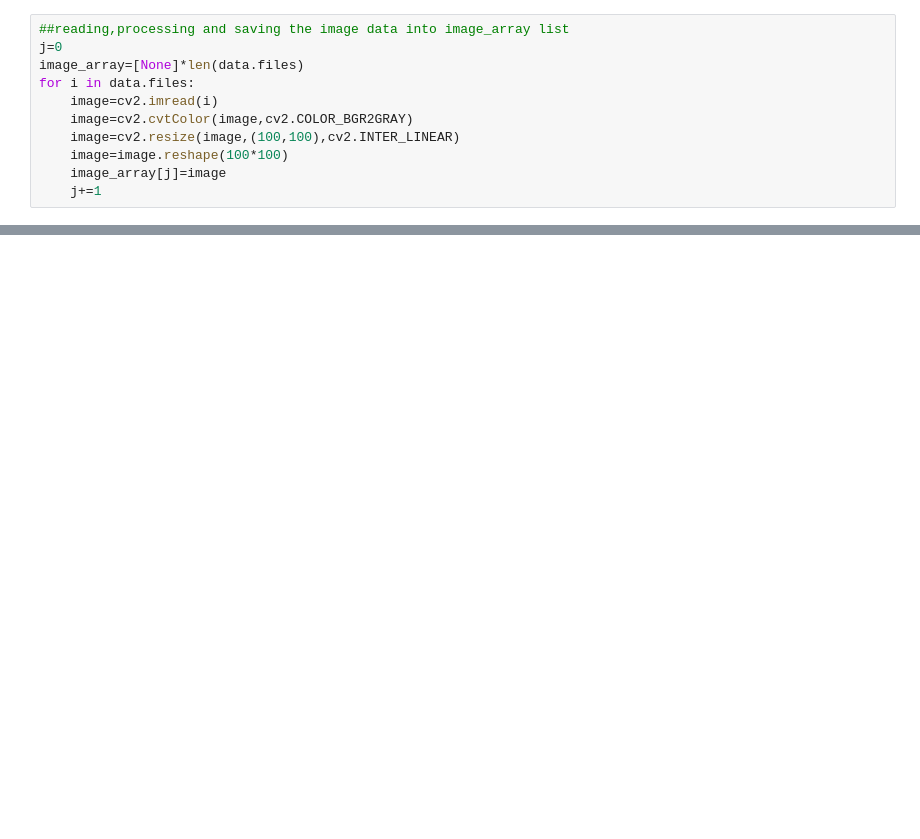
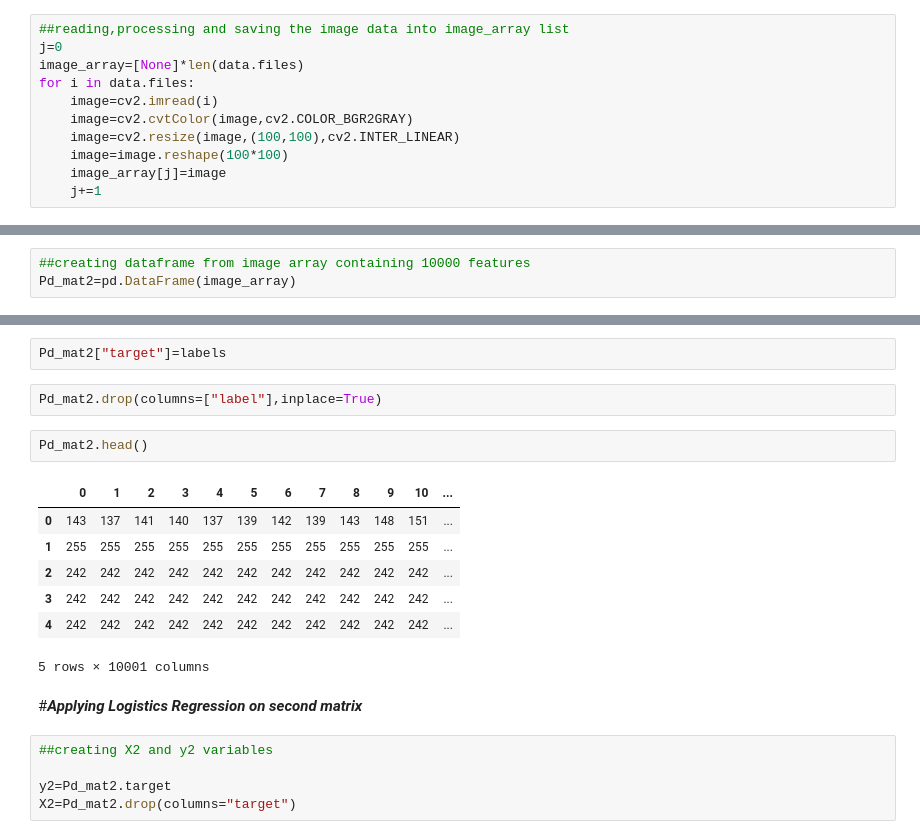
Before and after one commit to pankajrana1111/Image-Classification, a Jupyter notebook: Capstone_Project.ipynb, the cells around one changed output, grey strips where cells are left out. Saved outputs shown, nothing was run; the diff lists cells and outputs as text; blank space fills up the shorter version.

```diff
--- a/Capstone_Project.ipynb
+++ b/Capstone_Project.ipynb
@@ -216,0 +334,3 @@ plt.imshow(image_array[100].reshape(100,100),cmap="gray")
+# %%
+##creating dataframe from image array containing 10000 features
+Pd_mat2=pd.DataFrame(image_array)
@@ -216,0 +359,21 @@ plt.imshow(image_array[100].reshape(100,100),cmap="gray")
+# %%
+Pd_mat2["target"]=labels
+# %%
+Pd_mat2.drop(columns=["label"],inplace=True)
+# %%
+Pd_mat2.head()
+# %% [output]
+|  | 0 | 1 | 2 | 3 | 4 | 5 | 6 | 7 | 8 | 9 | 10 | ... |
+| 0 | 143 | 137 | 141 | 140 | 137 | 139 | 142 | 139 | 143 | 148 | 151 | ... |
+| 1 | 255 | 255 | 255 | 255 | 255 | 255 | 255 | 255 | 255 | 255 | 255 | ... |
+| 2 | 242 | 242 | 242 | 242 | 242 | 242 | 242 | 242 | 242 | 242 | 242 | ... |
+| 3 | 242 | 242 | 242 | 242 | 242 | 242 | 242 | 242 | 242 | 242 | 242 | ... |
+| 4 | 242 | 242 | 242 | 242 | 242 | 242 | 242 | 242 | 242 | 242 | 242 | ... |
+5 rows × 10001 columns
+# %% [markdown]
+#***Applying Logistics Regression on second matrix***
+# %%
+##creating X2 and y2 variables
+
+y2=Pd_mat2.target
+X2=Pd_mat2.drop(columns="target")
```
Also changed, not shown: parts of 26 cells of this notebook.
